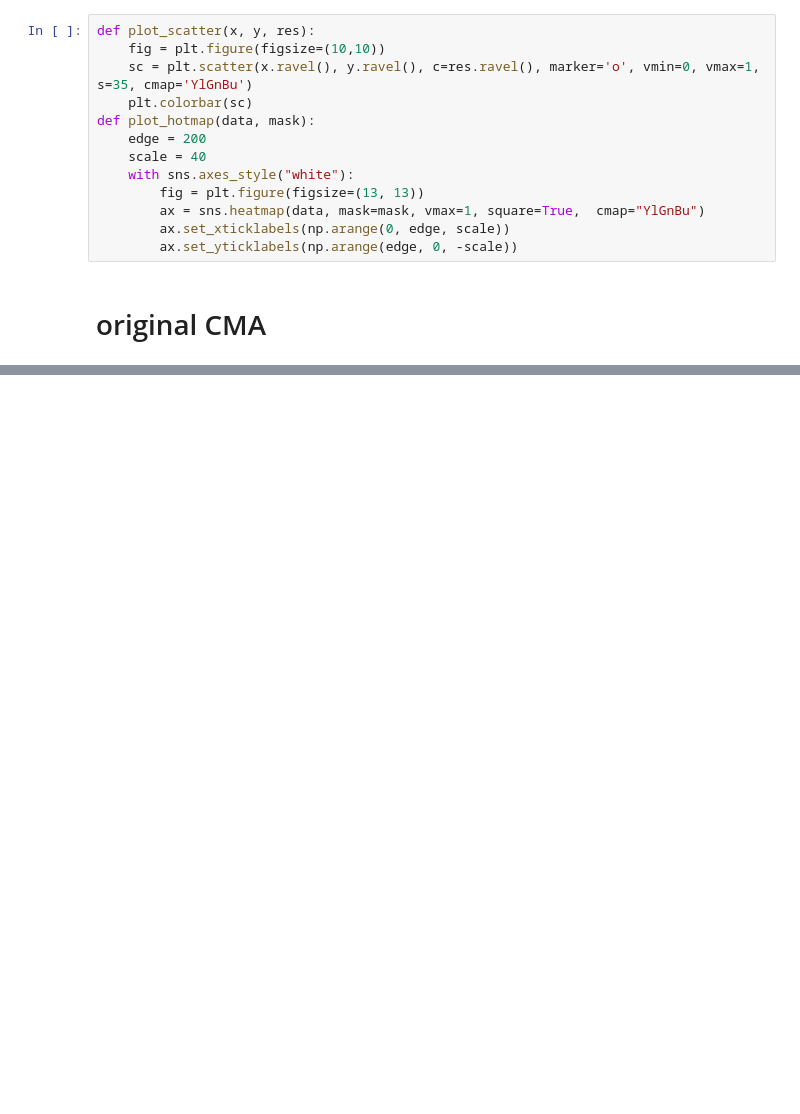
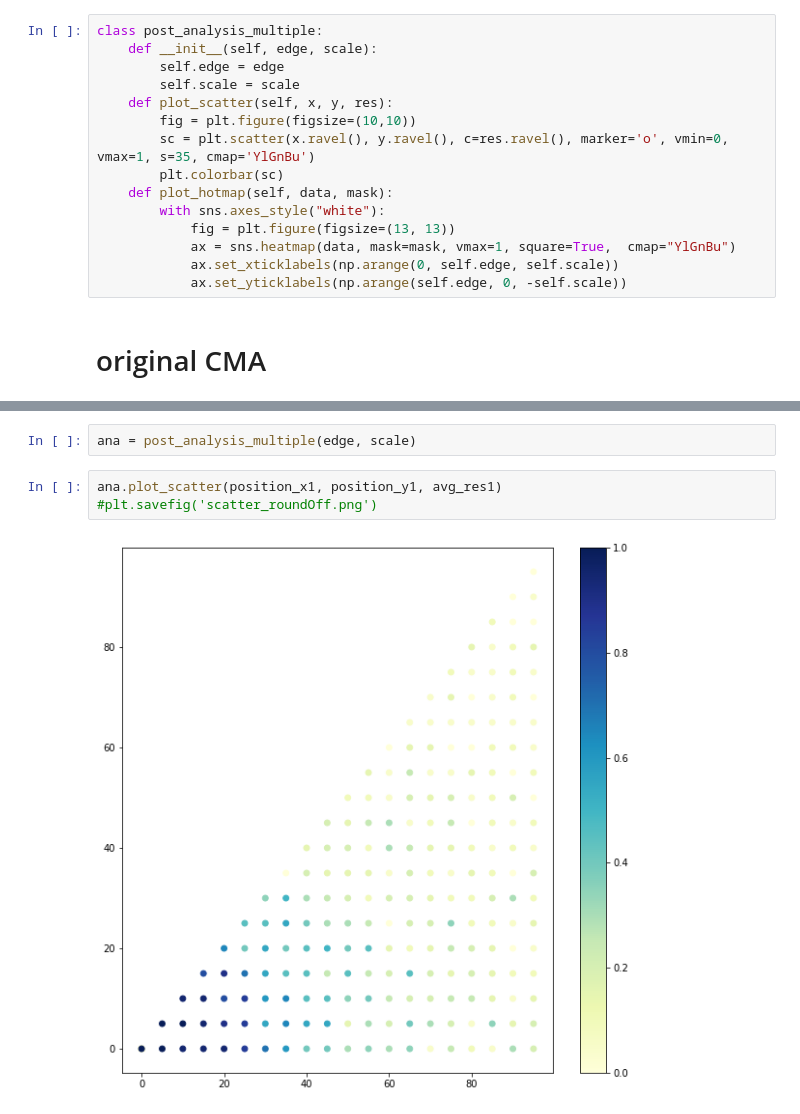
Before and after one commit to huajian1069/non-convex-optimisation, a Jupyter notebook: week 9.ipynb, the cells around one changed output, grey strips where cells are left out. Saved outputs shown, nothing was run; the diff lists cells and outputs as text; blank space fills up the shorter version.

```diff
--- a/week 9.ipynb
+++ b/week 9.ipynb
@@ -25,17 +25,19 @@ class single_experiment:
         else:
             self.analyser = post_analysis(statistics, self.objective_func)
 # %%
-def plot_scatter(x, y, res):
-    fig = plt.figure(figsize=(10,10))
-    sc = plt.scatter(x.ravel(), y.ravel(), c=res.ravel(), marker='o', vmin=0, vmax=1, s=35, cmap='YlGnBu')
-    plt.colorbar(sc)
-def plot_hotmap(data, mask):
-    edge = 200
-    scale = 40
-    with sns.axes_style("white"):
-        fig = plt.figure(figsize=(13, 13))
-        ax = sns.heatmap(data, mask=mask, vmax=1, square=True,  cmap="YlGnBu")
-        ax.set_xticklabels(np.arange(0, edge, scale))
-        ax.set_yticklabels(np.arange(edge, 0, -scale))
+class post_analysis_multiple:
+    def __init__(self, edge, scale):
+        self.edge = edge
+        self.scale = scale
+    def plot_scatter(self, x, y, res):
+        fig = plt.figure(figsize=(10,10))
+        sc = plt.scatter(x.ravel(), y.ravel(), c=res.ravel(), marker='o', vmin=0, vmax=1, s=35, cmap='YlGnBu')
+        plt.colorbar(sc)
+    def plot_hotmap(self, data, mask):
+        with sns.axes_style("white"):
+            fig = plt.figure(figsize=(13, 13))
+            ax = sns.heatmap(data, mask=mask, vmax=1, square=True,  cmap="YlGnBu")
+            ax.set_xticklabels(np.arange(0, self.edge, self.scale))
+            ax.set_yticklabels(np.arange(self.edge, 0, -self.scale))
 # %% [markdown]
 # original CMA
@@ -41,0 +105,7 @@ def plot_hotmap(data, mask):
+# %%
+ana = post_analysis_multiple(edge, scale)
+# %%
+ana.plot_scatter(position_x1, position_y1, avg_res1)
+#plt.savefig('scatter_roundOff.png')
+# %% [output]
+[figure, added]
```
Also changed, not shown: parts of 28 cells of this notebook, 10 other files.
